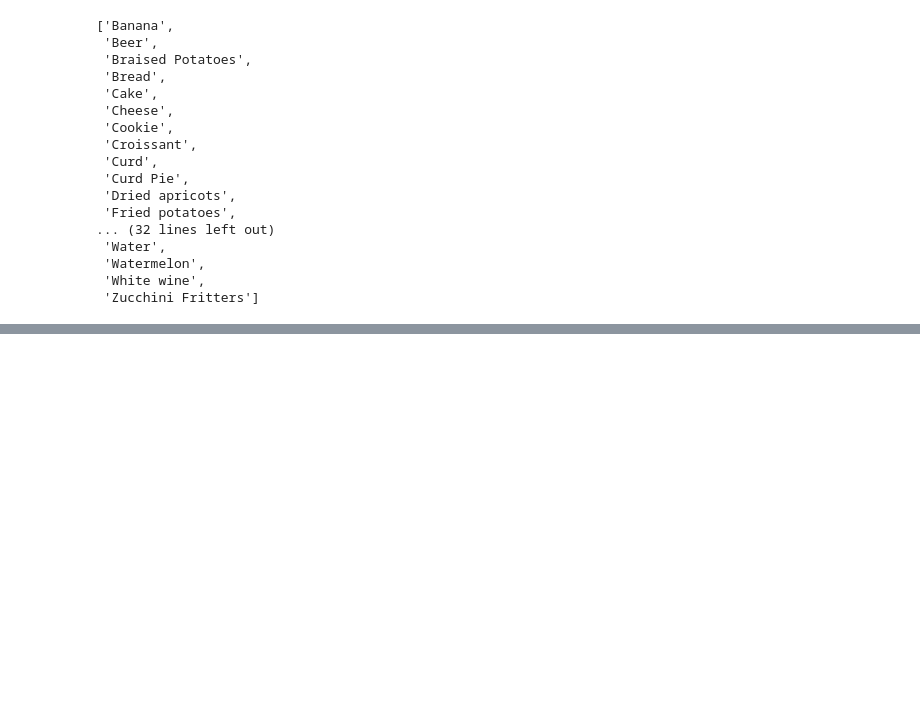
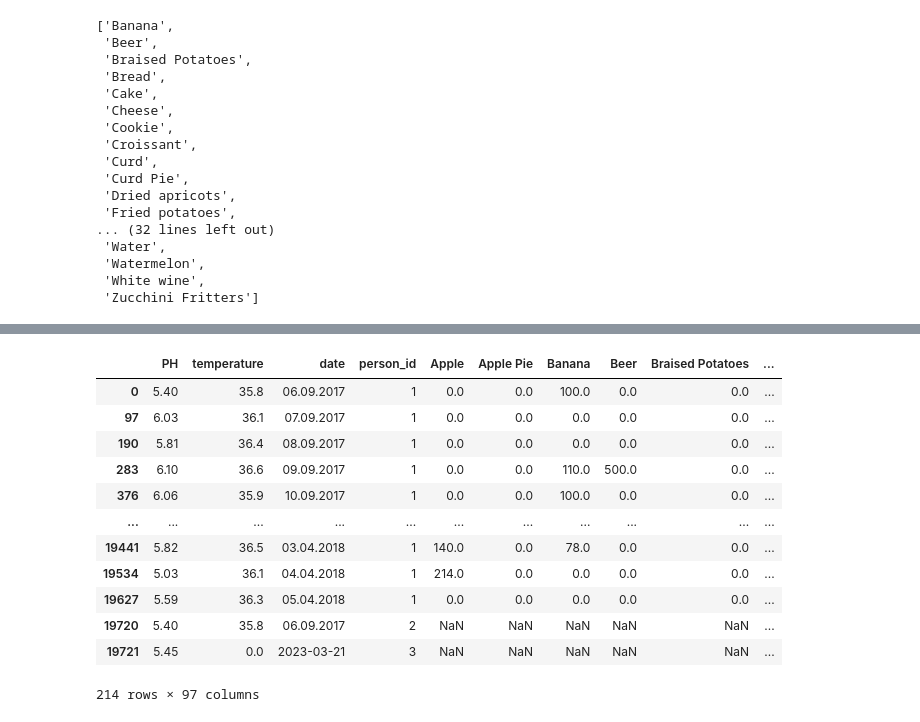
Before and after one commit to phyu007/urineanalysis, a Jupyter notebook: Recommend_diet_based_on_urine.ipynb, the cells around one changed output, grey strips where cells are left out. Saved outputs shown, nothing was run; the diff lists cells and outputs as text; code cells hidden in the pictures; blank space fills up the shorter version.

```diff
--- a/Recommend_diet_based_on_urine.ipynb
+++ b/Recommend_diet_based_on_urine.ipynb
@@ -102,0 +115,38 @@ recommend_foods(6.8,joined_data)
+# %%
+import pandas as pd
+
+# Load data from your database or CSV file
+df3 = data
+
+df3 = df3.drop(['id'], axis=1)
+
+# Pivot the data to create columns for each unique food_name
+pivoted_data = df3.pivot_table(index=['person_id', 'date','PH','temperature'], columns='food_name', values='amount')
+pivoted_data
+# Rename columns to remove the 'food_name' label prefix
+pivoted_data.columns.name = None
+pivoted_data.columns = pivoted_data.columns.str.replace('food_name_', '')
+
+# # Join the pivoted data with the original data on the 'person_id' and 'date' columns
+joined_data = pd.merge(data.drop(columns=['food_name', 'amount','id']), pivoted_data, on=['person_id', 'date','temperature','PH'])
+
+# # Save the joined data to a new CSV file
+#df3 = pivoted_data
+# Group by 'person_id' and 'date', and aggregate the other columns
+grouped_df = joined_data.groupby(['person_id', 'date','temperature','PH'], as_index=False);
+joined_data = joined_data.drop_duplicates()
+joined_data
+# %% [output]
+|  | PH | temperature | date | person_id | Apple | Apple Pie | Banana | Beer | Braised Potatoes | ... |
+| 0 | 5.40 | 35.8 | 06.09.2017 | 1 | 0.0 | 0.0 | 100.0 | 0.0 | 0.0 | ... |
+| 97 | 6.03 | 36.1 | 07.09.2017 | 1 | 0.0 | 0.0 | 0.0 | 0.0 | 0.0 | ... |
+| 190 | 5.81 | 36.4 | 08.09.2017 | 1 | 0.0 | 0.0 | 0.0 | 0.0 | 0.0 | ... |
+| 283 | 6.10 | 36.6 | 09.09.2017 | 1 | 0.0 | 0.0 | 110.0 | 500.0 | 0.0 | ... |
+| 376 | 6.06 | 35.9 | 10.09.2017 | 1 | 0.0 | 0.0 | 100.0 | 0.0 | 0.0 | ... |
+| ... | ... | ... | ... | ... | ... | ... | ... | ... | ... | ... |
+| 19441 | 5.82 | 36.5 | 03.04.2018 | 1 | 140.0 | 0.0 | 78.0 | 0.0 | 0.0 | ... |
+| 19534 | 5.03 | 36.1 | 04.04.2018 | 1 | 214.0 | 0.0 | 0.0 | 0.0 | 0.0 | ... |
+| 19627 | 5.59 | 36.3 | 05.04.2018 | 1 | 0.0 | 0.0 | 0.0 | 0.0 | 0.0 | ... |
+| 19720 | 5.40 | 35.8 | 06.09.2017 | 2 | NaN | NaN | NaN | NaN | NaN | ... |
+| 19721 | 5.45 | 0.0 | 2023-03-21 | 3 | NaN | NaN | NaN | NaN | NaN | ... |
+214 rows × 97 columns
```
Also changed, not shown: parts of 9 cells of this notebook, 1 other file.
